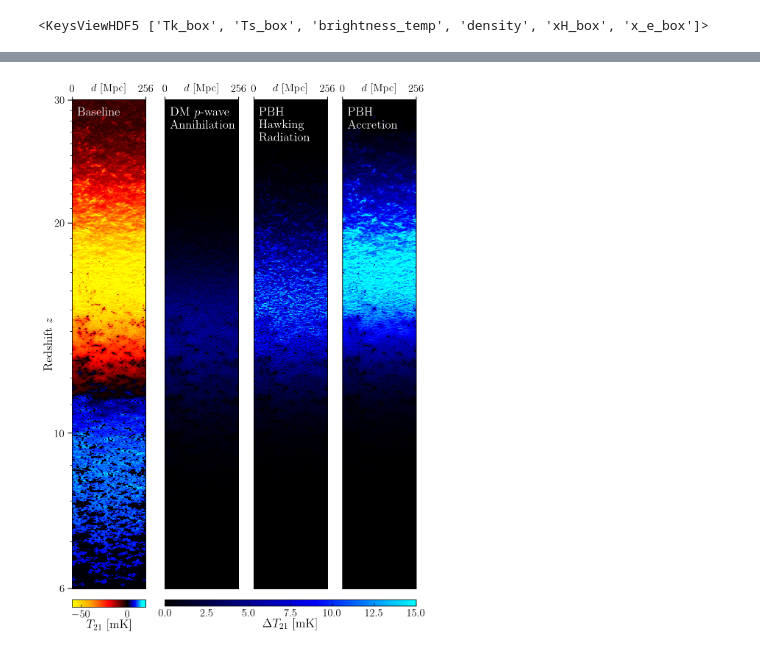
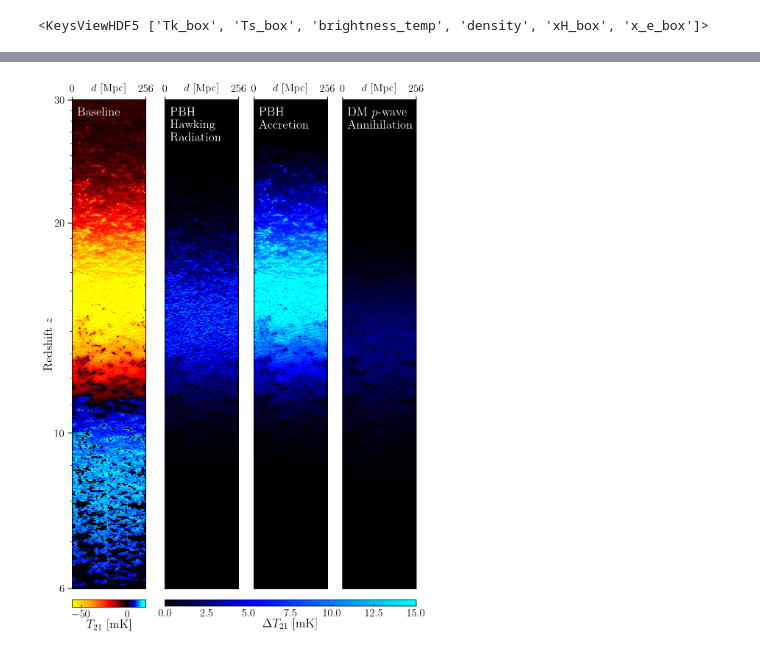
Before and after one commit to yitiansun/DM21cm, a Jupyter notebook: analysis/cmp_scenarios.ipynb, the cells around one changed output, grey strips where cells are left out. Saved outputs shown, nothing was run; the diff lists cells and outputs as text; code cells hidden in the pictures.

Commit message:
plots and BHLl2mt

```diff
--- a/analysis/cmp_scenarios.ipynb
+++ b/analysis/cmp_scenarios.ipynb
@@ -61,0 +27,24 @@ pbhacc 105.25154542931017
+# %%
+outputs_dir = "/n/holystore01/LABS/iaifi_lab/Users/yitians/dm21cm/outputs/active"
+run_name_d = {
+    'pbhhr' : "pbhhr-a0.000-250808",
+    "pbhacc" : "pbhacc-PRc23-250808",
+    'pwave' : "pwave-phot-250808",
+}
+log10m_d = {
+    'pbhhr' : 16.5,
+    'pbhacc' : 4.,
+    'pwave' : 5.,
+}
+dirs = {k: f"/{rn}/log10m{log10m_d[k]:.3f}" for k, rn in run_name_d.items()}
+
+multiplier_d = {}
+for k, rn in run_name_d.items():
+    m_s, _, sigma_s, limit_s = get_limits(rn)
+    m = 10**log10m_d[k]
+    i = np.argmin(np.abs(m_s - m))
+    multiplier_d[k] = sigma_s[i] * np.sqrt(stats.chi2.ppf(.9, df=1))
+    print(rn, sigma_s[i], limit_s[i])
+
+bkg_fn = f"{outputs_dir}/../bkg/LightCone_z5.0_HIIDIM=128_BOXLEN=256_fisher_fid_r54321.h5"
+inj_fn = "LightCone_z5.0_HIIDIM=128_BOXLEN=256_fisher_DM_1_r54321.h5"
@@ -92,14 +85,14 @@ EoR_color = mpl.colors.LinearSegmentedColormap.from_list('EoR', [
 vmin, vmax = -60, 20 # 0 at 0.75
 EoR_color_small = mpl.colors.LinearSegmentedColormap.from_list('EoRsmall', [
     (0.0, 'black'),
-    (0.6, 'blue'),
+    (0.35, 'blue'),
     (1.0, 'cyan')
 ])
 # %%
-texts = {
-    'pwave' : r'DM $p$-wave' + '\nAnnihilation',
+text_d = {
     'pbhhr' : 'PBH \nHawking \nRadiation',
     "pbhacc" : 'PBH \nAccretion',
+    'pwave' : r'DM $p$-wave' + '\nAnnihilation',
 }
 
 fig, axs = plt.subplots(1, 4, figsize=(7, 10), sharey='row', layout='constrained')
@@ -122,38 +115,40 @@ bbox_props = dict(boxstyle="round", fc="w", ec="0.5", alpha=0.9)
 for i, (k, v) in enumerate(lcs.items()):
     lcplot = v[:,0,i_z_start:i_z_end].T
     ax = axs[i+1]
-    m = multipliers[k]
-    im = ax.pcolormesh(x_s, z_s_plot, (lcplot - lcplot_bkg) * m, cmap=EoR_color_small, vmin=0, vmax=15)
-    ax.text(0.07, 0.985, texts[k], fontsize=16, color='w', transform=ax.transAxes, ha='left', va='top')
+    m = multiplier_d[k]
+    lcdiff = (lcplot - lcplot_bkg) * m
+    lcdiff[:300, :] = 0
+    im = ax.pcolormesh(x_s, z_s_plot, lcdiff, cmap=EoR_color_small, vmin=0, vmax=15)
+    ax.text(0.07, 0.985, text_d[k], fontsize=16, color='w', transform=ax.transAxes, ha='left', va='top')
 
 axs[0].text(0.07, 0.985, 'Baseline', fontsize=16, color='w', transform=axs[0].transAxes, ha='left', va='top')
 
 cbar = fig.colorbar(im, ax=axs[1:], aspect=40, pad=0.01, orientation='horizontal')
 cbar.ax.set_xlabel(r'$\Delta T_{21}$ [mK]', labelpad=0, fontsize=16)
 
 for ax in axs:
     ax.set(yscale='log', xticks=[])
     axt = ax.twiny()
     axt.set_xticks([0, 256])
     axt.tick_params(axis='x', which='both', direction='out', length=4, width=1)
     axt.set_xlabel(r'$d$ [Mpc]', labelpad=-9)
     ax.invert_yaxis()
 
 # axs[0].set_title(r'No injection $T_b$ [mK]')
 # axs[1].set_title(r'Inhom. injection $T_b-$ No injection $T_b$ [mK]')
 # axs[2].set_title(r'Hom. injection $T_b-$ No injection $T_b$ [mK]')
 
 axs[0].set_ylabel('Redshift $z$', labelpad=0, fontsize=16)
 axs[0].yaxis.set_minor_formatter(mpl.ticker.NullFormatter())
 axs[0].set_yticks([6, 10, 20, 30])  # Major ticks
 axs[0].set_yticklabels([6, 10, 20, 30])
 axs[0].set_yticks(range(6, 31), minor=True)  # Minor ticks
 axs[0].tick_params(axis='y', which='both', direction='out', length=6, width=1)
 axs[0].tick_params(axis='y', which='minor', direction='out', length=3, width=0.7)
 
 # bbox_props = dict(boxstyle="round", fc="w", ec="0.5", alpha=0.9)
 
 fig.subplots_adjust(wspace=0.05, hspace=0.05)
-fig.savefig("../plotting/paper2/inj_scenarios.png", dpi=200)
+fig.savefig("../plotting/paper2/inj-scenarios.png", dpi=200)
 # %% [output]
-[figure, old version]
+[figure, new version]
```
Also changed, not shown: parts of 3 cells of this notebook, 16 other files.
